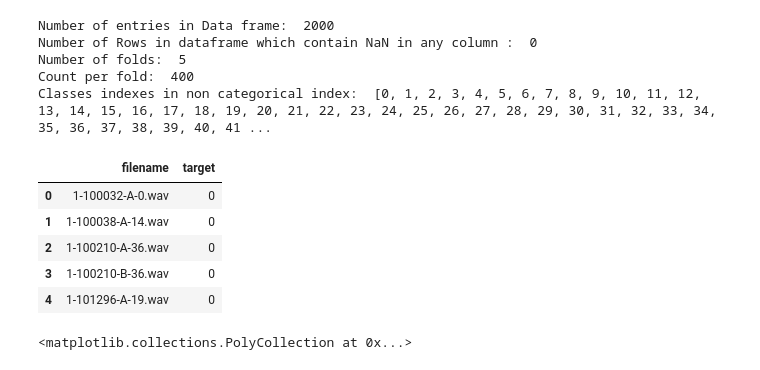
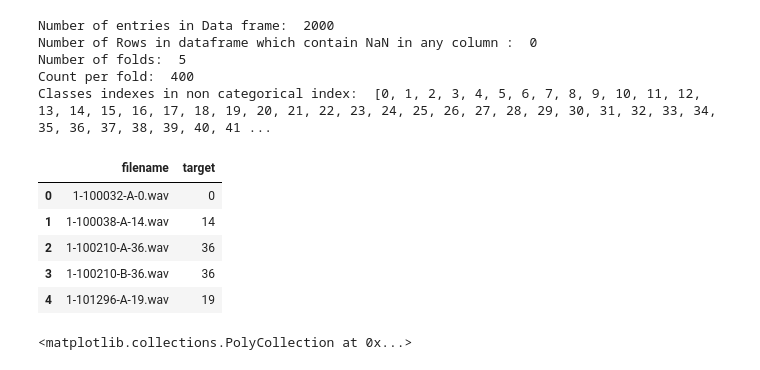
Before and after one commit to t2ac32/vh_challenge_sol, a Jupyter notebook: Tests.ipynb, the cells around one changed output. Drawn from its saved outputs; the diff is of its cells as text; code cells hidden in the pictures.

```diff
--- a/Tests.ipynb
+++ b/Tests.ipynb
@@ -86,38 +87,38 @@ sdf = pd.read_csv(DF_PATH)
 print("Number of entries in Data frame: ", len(sdf.index))
 # Count number of rows in a dataframe that contains NaN any column
 seriesObj = sdf.apply(lambda x: x.isnull().any(), axis=1)
 numOfRows = len(seriesObj[seriesObj == True].index)
 print('Number of Rows in dataframe which contain NaN in any column : ', numOfRows)
 
 #PRINT COUNT Fold SETS
 seriesObj = sdf.apply(lambda x: True if x['fold'] == 1 else False , axis=1)
 # Count number of True in series
 numOfRows = len(seriesObj[seriesObj == True].index)
 #target classes non categorical indexes easier to work with keras
 classes = sorted(sdf.target.unique())
 #replace all classes not equal to 1 since they are not roosters:
-sdf.loc[sdf['target'] != 1, 'target'] = 0
+#sdf.loc[sdf['target'] != 1, 'target'] = 0
 
 print('Number of folds: ', len(sdf.fold.unique()))
 print('Count per fold: ', numOfRows)
 print('Classes indexes in non categorical index: ', classes )
 
 #clean data set
 # Removed some columsn that don not seem important
 sdf = sdf.drop(['take','src_file', 'category','esc10','fold'], axis=1)
 sdf.head()
 # %% [output]
 Number of entries in Data frame:  2000
 Number of Rows in dataframe which contain NaN in any column :  0
 Number of folds:  5
 Count per fold:  400
 Classes indexes in non categorical index:  [0, 1, 2, 3, 4, 5, 6, 7, 8, 9, 10, 11, 12, 13, 14, 15, 16, 17, 18, 19, 20, 21, 22, 23, 24, 25, 26, 27, 28, 29, 30, 31, 32, 33, 34, 35, 36, 37, 38, 39, 40, 41 ...
 |  | filename | target |
 | 0 | 1-100032-A-0.wav | 0 |
-| 1 | 1-100038-A-14.wav | 0 |
-| 2 | 1-100210-A-36.wav | 0 |
-| 3 | 1-100210-B-36.wav | 0 |
-| 4 | 1-101296-A-19.wav | 0 |
+| 1 | 1-100038-A-14.wav | 14 |
+| 2 | 1-100210-A-36.wav | 36 |
+| 3 | 1-100210-B-36.wav | 36 |
+| 4 | 1-101296-A-19.wav | 19 |
 # %%
 #kfold-spliting right now not using fold columns in dataset
 def split_data(dataframe):
```
Also changed, not shown: parts of 4 cells of this notebook, 8 other files.
